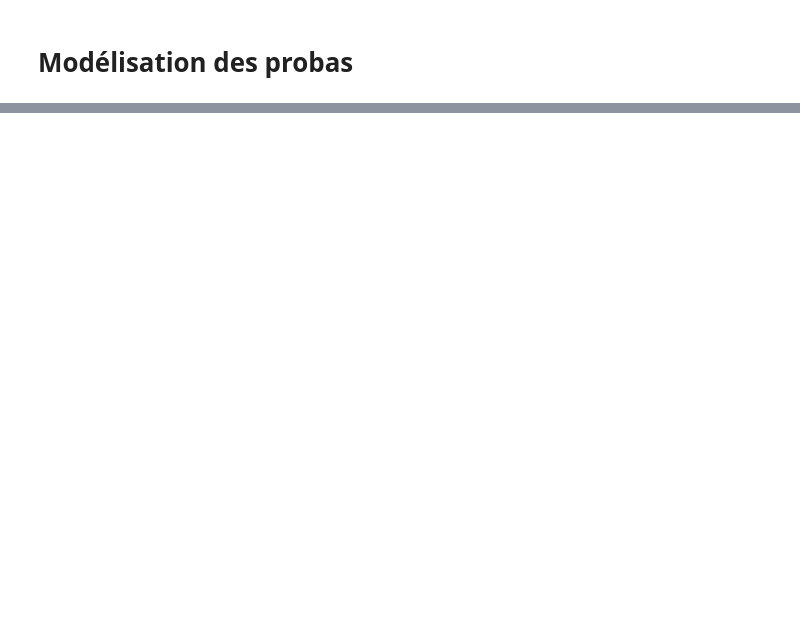
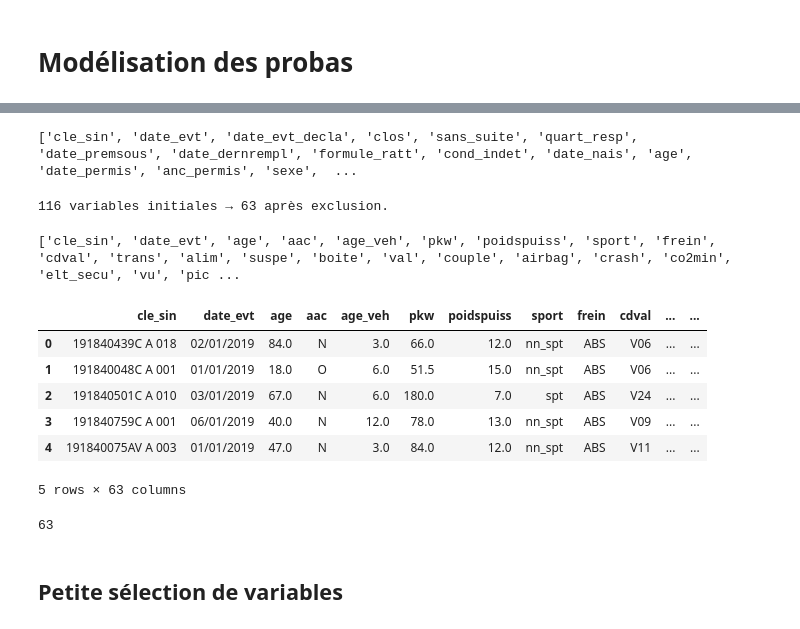
Before and after one commit to KUISSU/Exiom_Stage, a Jupyter notebook: Note_book/Proba_mode.ipynb, the cells around one changed output, grey strips where cells are left out. Drawn from its saved outputs; the diff is of its cells as text; code cells hidden in the pictures; blank space fills up the shorter version.

```diff
--- a/Note_book/Proba_mode.ipynb
+++ b/Note_book/Proba_mode.ipynb
@@ -12,0 +147,43 @@ MemoryError: Unable to allocate 53.5 MiB for an array with shape (7, 1001845) an
+# %%
+print(list(datap_sm.columns))
+# %% [output]
+['cle_sin', 'date_evt', 'date_evt_decla', 'clos', 'sans_suite', 'quart_resp', 'date_premsous', 'date_dernrempl', 'formule_ratt', 'cond_indet', 'date_nais', 'age', 'date_permis', 'anc_permis', 'sexe',  ...
+# %%
+# ---------------------------------------------
+# 1. Liste des variables à exclure
+# ---------------------------------------------
+exclure = [
+    'date_evt_decla', 'clos', 'sans_suite', 'quart_resp', 'date_premsous',
+    'date_dernrempl', 'formule_ratt', 'cond_indet', 'date_nais', 'Zone',
+    'date_permis', 'anc_permis', 'sexe', 'profess', 'sitfam', 'orig_attest',
+    'date_sortie_veh', 'usage2', 'franch', 'rachat_francBG',
+    'garag', 'marq', 'modele2', 'generation', 'modele_desc', 'caros',
+    'segment', 'energ', 'num_sra', 'cylin', 'pdyne', 'pfisc', 'vites',
+    'pvid', 'bureau_ratt', 'fract_paiem_soc', 'formule_gar', 'petit_rouleur',
+    'systeme', 'exercice', 'GARANTIE_HOST', 'ZN_NO_RAPPORT_EXPTIS', 'NB_REP',
+    'NBHH_MO_REPARABLE', 'TAUX_HORAIRE_MO', 'NBHH_IP_REPARABLE',
+    'NB_PIECES_REEMPLOI', 'RE_AVEC_PIECE_REEMPLOI', 'RE_AVEC_PIECE_REPAR_MP',
+    'RE_AVEC_PIECE_REMPL_MP', 'veh_info_manquante', 'date_ord',
+    'date_sortie_veh_imputee'
+]
+
+# ---------------------------------------------
+# 2. Variable d’origine : par ex. non_montants
+#    (remplace par le nom réel de ta liste)
+# ---------------------------------------------
+# non_montants = [...]  # ta liste existante
+
+# ---------------------------------------------
+# 3. Création de la nouvelle liste filtrée
+# ---------------------------------------------
+vars_filtrees = [col for col in non_montants if col not in exclure]
+
+print(f"{len(non_montants)} variables initiales → {len(vars_filtrees)} après exclusion.")
+
+datap_s = datap_sm[vars_filtrees].copy()
+# %% [output]
+116 variables initiales → 63 après exclusion.
+# %%
+print(list(datap_s.columns))
+# %% [output]
+['cle_sin', 'date_evt', 'age', 'aac', 'age_veh', 'pkw', 'poidspuiss', 'sport', 'frein', 'cdval', 'trans', 'alim', 'suspe', 'boite', 'val', 'couple', 'airbag', 'crash', 'co2min', 'elt_secu', 'vu', 'pic ...
@@ -12,0 +193,16 @@ MemoryError: Unable to allocate 53.5 MiB for an array with shape (7, 1001845) an
+# %%
+datap_s.head()
+# %% [output]
+|  | cle_sin | date_evt | age | aac | age_veh | pkw | poidspuiss | sport | frein | cdval | ... | ... |
+| 0 | 191840439C A 018 | 02/01/2019 | 84.0 | N | 3.0 | 66.0 | 12.0 | nn_spt | ABS | V06 | ... | ... |
+| 1 | 191840048C A 001 | 01/01/2019 | 18.0 | O | 6.0 | 51.5 | 15.0 | nn_spt | ABS | V06 | ... | ... |
+| 2 | 191840501C A 010 | 03/01/2019 | 67.0 | N | 6.0 | 180.0 | 7.0 | spt | ABS | V24 | ... | ... |
+| 3 | 191840759C A 001 | 06/01/2019 | 40.0 | N | 12.0 | 78.0 | 13.0 | nn_spt | ABS | V09 | ... | ... |
+| 4 | 191840075AV A 003 | 01/01/2019 | 47.0 | N | 3.0 | 84.0 | 12.0 | nn_spt | ABS | V11 | ... | ... |
+5 rows × 63 columns
+# %%
+print(len(list(datap_s.columns)))
+# %% [output]
+63
+# %% [markdown]
+## Petite sélection de variables
```
Also changed, not shown: parts of 13 cells of this notebook.
